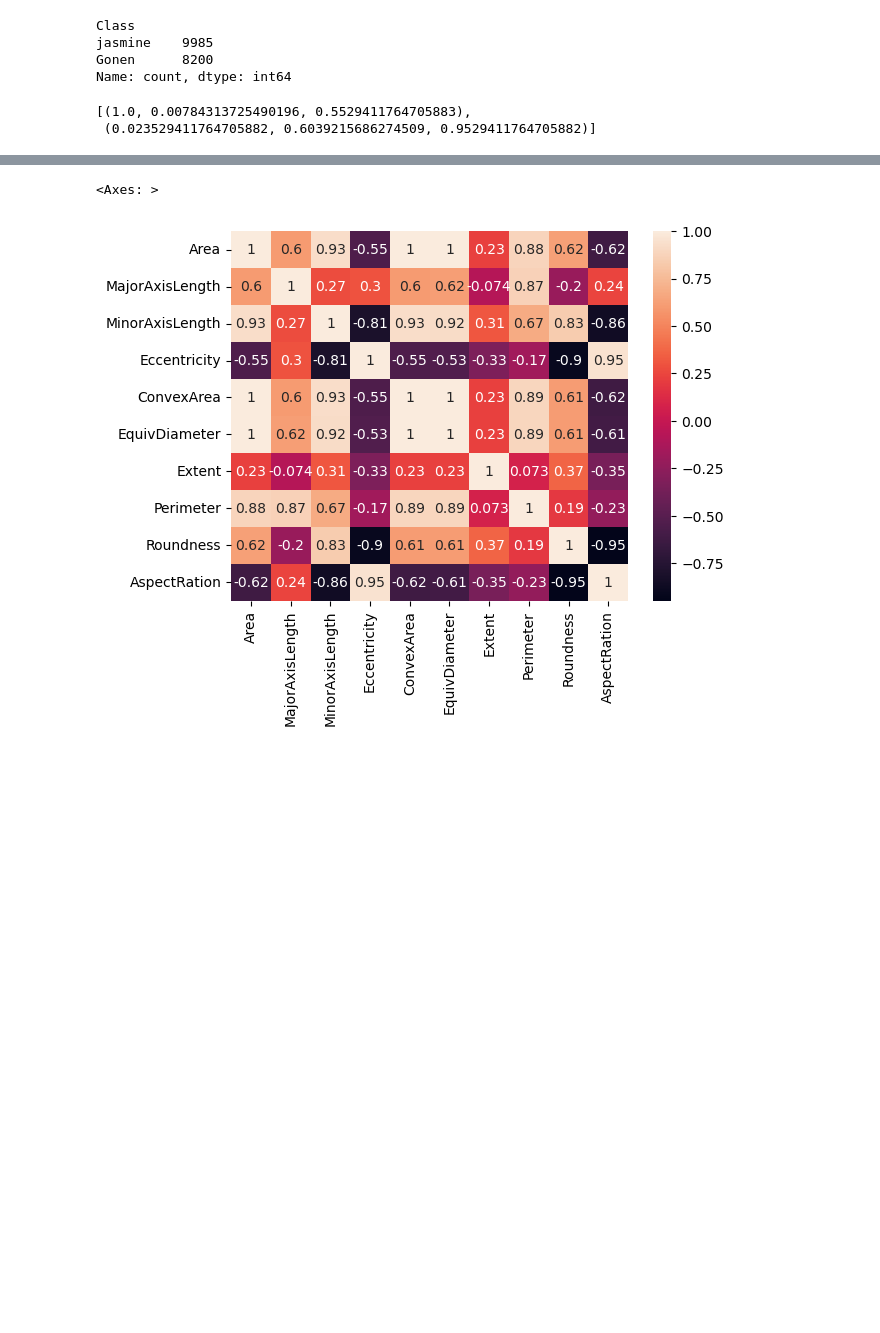
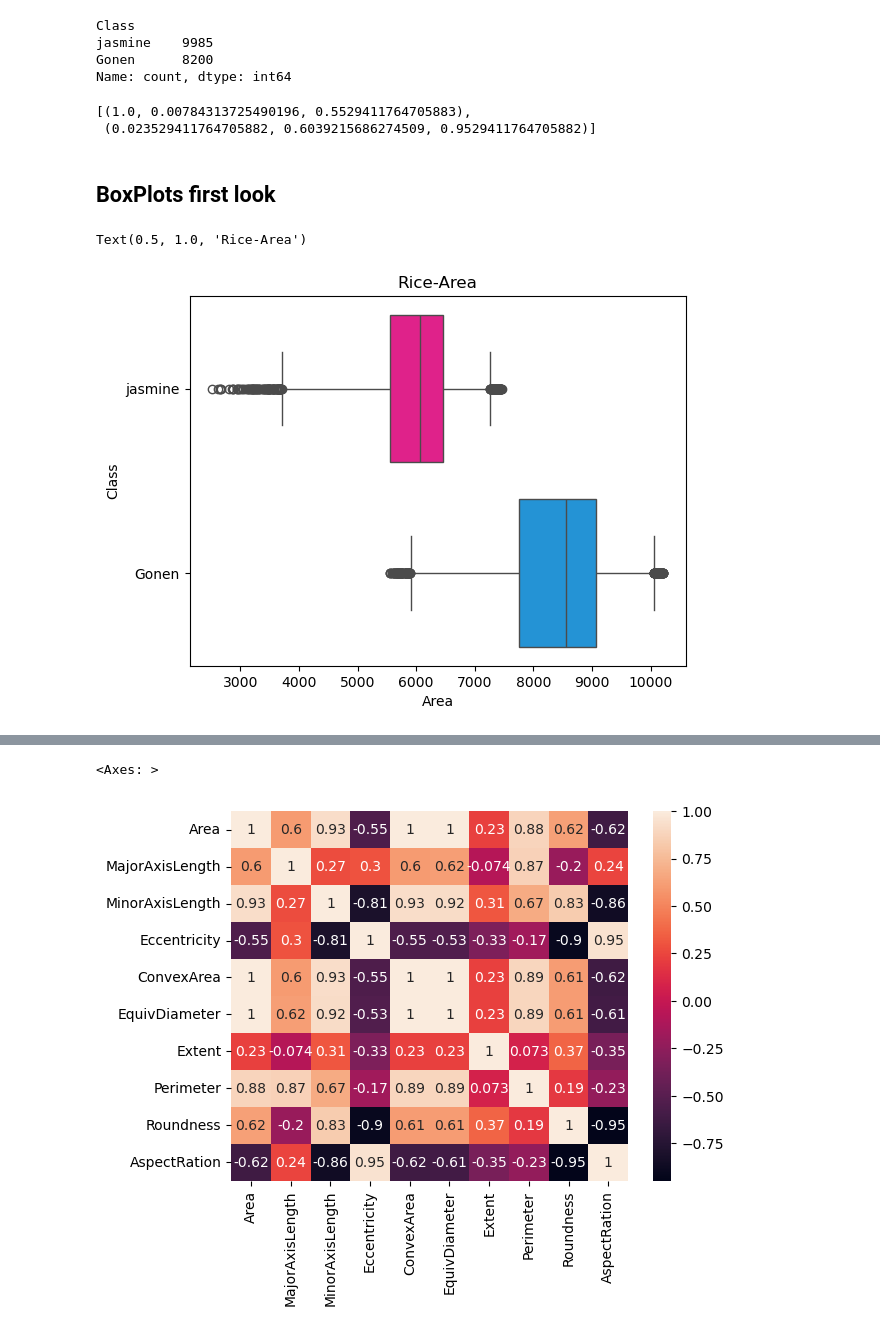
Before and after one commit to 0xKyPre/Mushroom_Viz, a Jupyter notebook: rice_viz.ipynb, the cells around one changed output, grey strips where cells are left out. Drawn from its saved outputs; the diff is of its cells as text; code cells hidden in the pictures; blank space fills up the shorter version.

```diff
--- a/rice_viz.ipynb
+++ b/rice_viz.ipynb
@@ -75,3 +75,11 @@ rice_palette
 # %% [output]
 [(1.0, 0.00784313725490196, 0.5529411764705883),
  (0.023529411764705882, 0.6039215686274509, 0.9529411764705882)]
+# %% [markdown]
+## BoxPlots first look
+# %%
+sns.boxplot(data=data, x='Area', y='Class', whis=[1,99], palette=rice_palette, hue='Class')
+plt.title('Rice-Area')
+# %% [output]
+Text(0.5, 1.0, 'Rice-Area')
+[figure, added]
```
Also changed, not shown: parts of 4 cells of this notebook.
